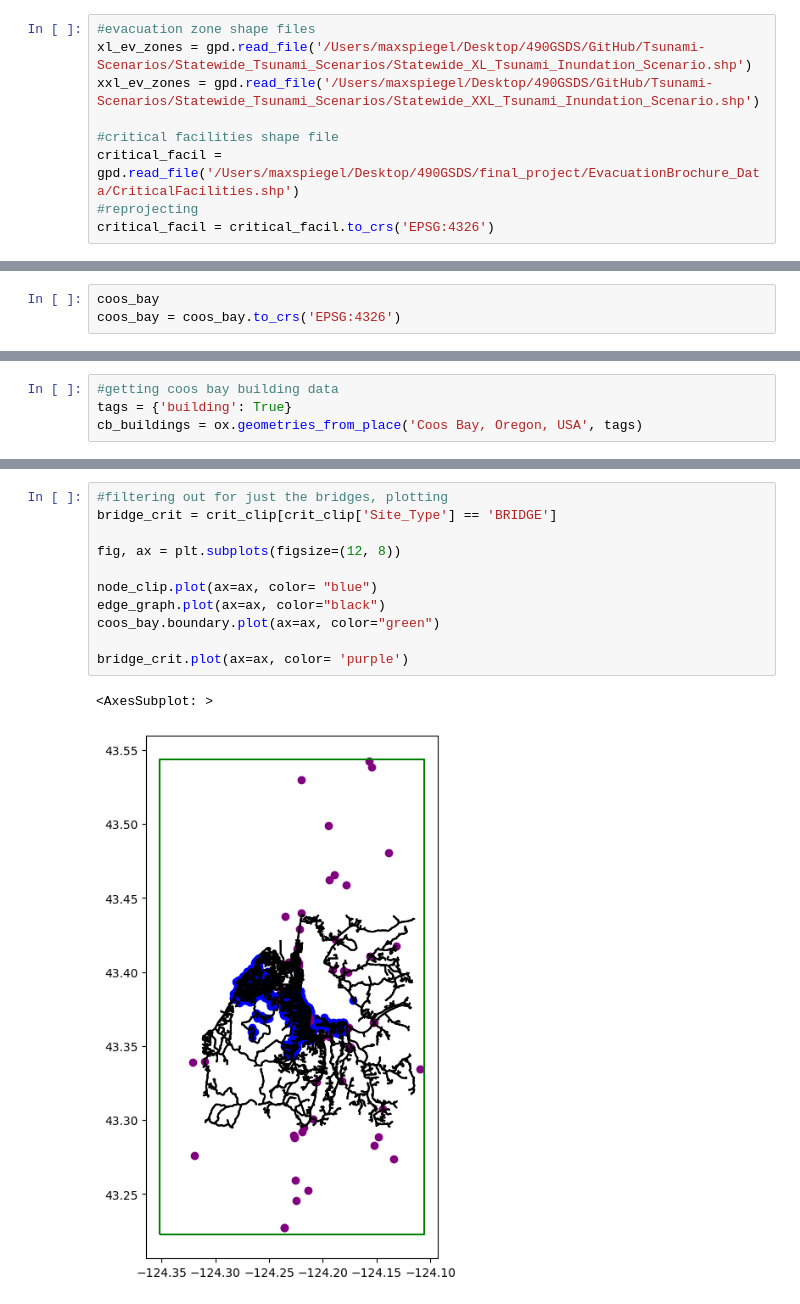
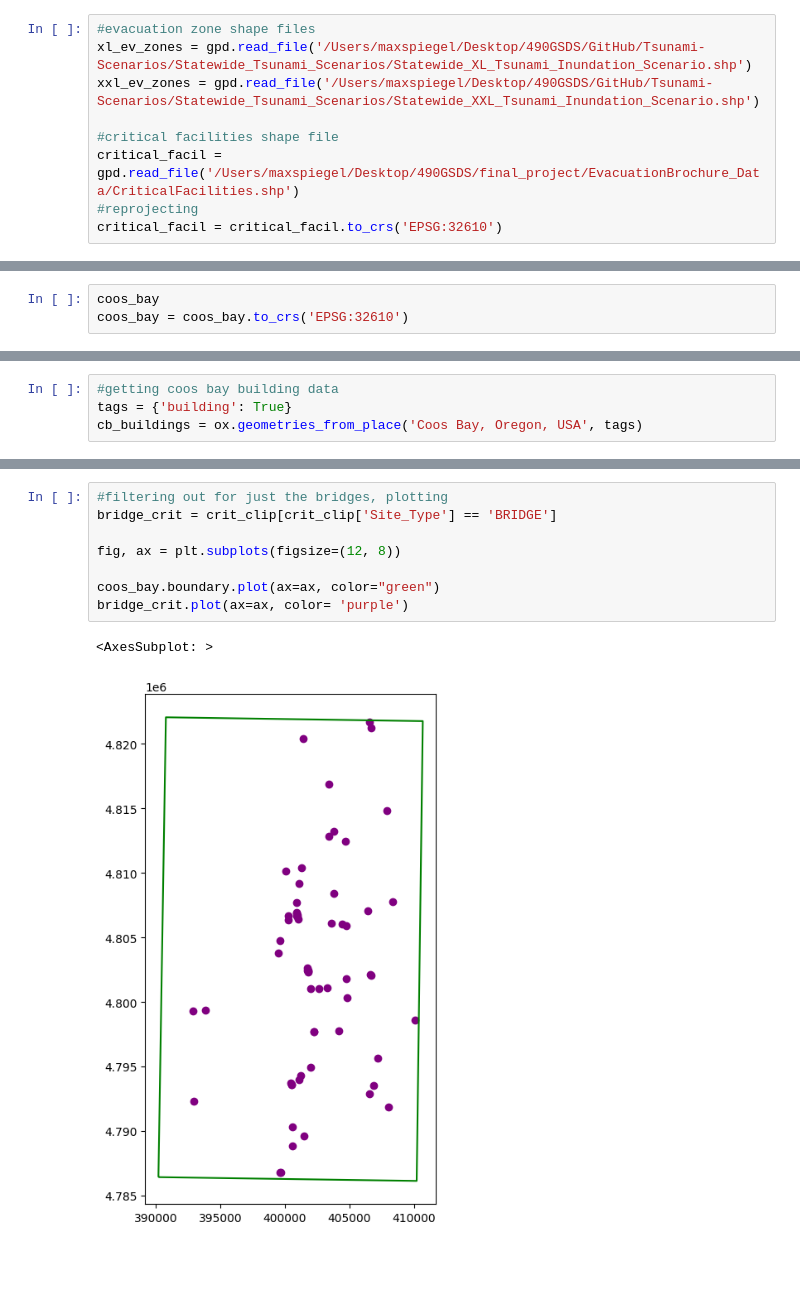
Before and after one commit to mspiegel11/Tsunami-Scenarios, a Jupyter notebook: Tsunami_Scenarios.ipynb, the cells around one changed output, grey strips where cells are left out. Cells and saved outputs as stored; diff of their text form; blank space fills up the shorter version.

```diff
--- a/Tsunami_Scenarios.ipynb
+++ b/Tsunami_Scenarios.ipynb
@@ -18,6 +19,6 @@ xxl_ev_zones = gpd.read_file('/Users/maxspiegel/Desktop/490GSDS/GitHub/Tsunami-S
 #critical facilities shape file
 critical_facil = gpd.read_file('/Users/maxspiegel/Desktop/490GSDS/final_project/EvacuationBrochure_Data/CriticalFacilities.shp')
 #reprojecting
-critical_facil = critical_facil.to_crs('EPSG:4326')
+critical_facil = critical_facil.to_crs('EPSG:32610')
 # %%
 #reprojecting ev zones
@@ -38,7 +39,7 @@ coos_bay = coos_bay.scale(2,4,2)
 [figure]
 # %%
 coos_bay
-coos_bay = coos_bay.to_crs('EPSG:4326')
+coos_bay = coos_bay.to_crs('EPSG:32610')
 # %%
 #checking coos bay data
 gdf_coos.head()
@@ -111,14 +120,11 @@ crit_clip
 # %%
 #filtering out for just the bridges, plotting
 bridge_crit = crit_clip[crit_clip['Site_Type'] == 'BRIDGE']
 
 fig, ax = plt.subplots(figsize=(12, 8))
 
-node_clip.plot(ax=ax, color= "blue")
-edge_graph.plot(ax=ax, color="black")
 coos_bay.boundary.plot(ax=ax, color="green")
-
 bridge_crit.plot(ax=ax, color= 'purple')
 # %% [output]
 <AxesSubplot: >
-[figure, old version]
+[figure, new version]
```
Also changed, not shown: parts of 10 cells of this notebook.
